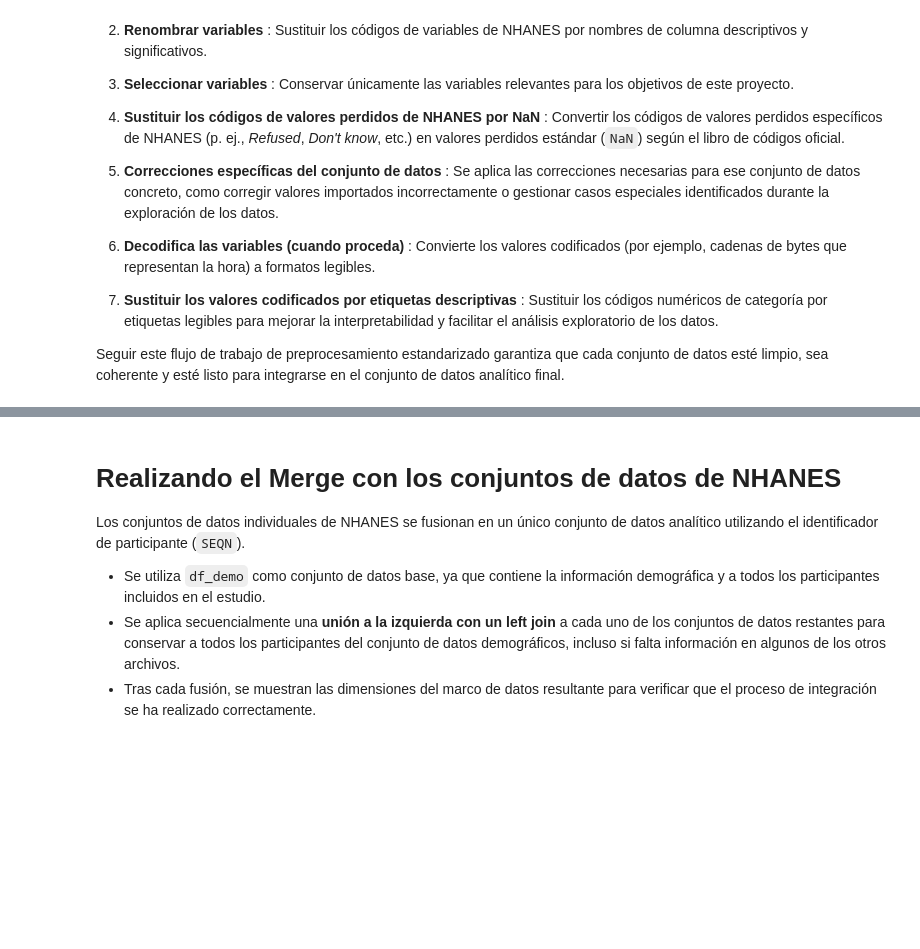
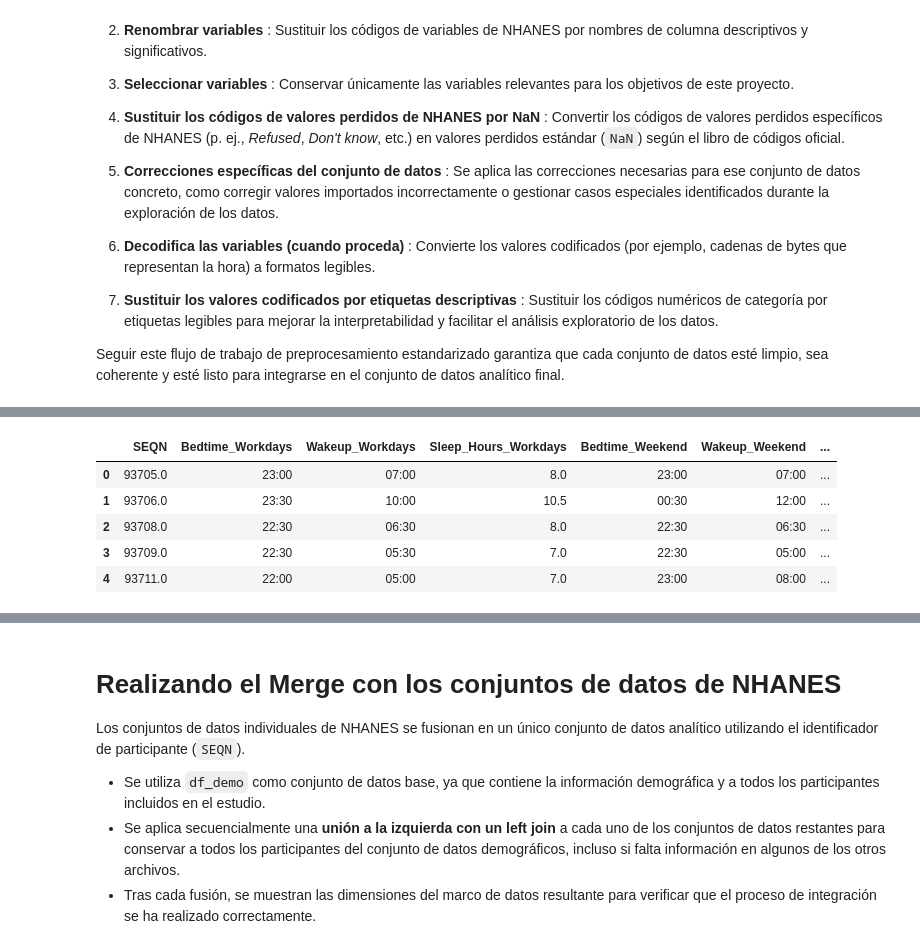
Before and after one commit to Ajrema/sleep-health-analysis-nhanes, a Jupyter notebook: notebooks/analisis_sueno_salud_es.ipynb, the cells around one changed output, grey strips where cells are left out. Cells and saved outputs as stored; diff of their text form; code cells hidden in the pictures; blank space fills up the shorter version.

```diff
--- a/notebooks/analisis_sueno_salud_es.ipynb
+++ b/notebooks/analisis_sueno_salud_es.ipynb
@@ -123,6 +132,7 @@ df_demo.head()
 # %%
 #2 CARGA Y LIMPIEZA ARCHIVO SLQ_J (sleep disorders)
-sleep=pd.read_sas(r"C:\Users\aleja\Documents\Analisis de Datos\Especialidad IT ACADEMY\Proyecto\Sueño\NHANES DATASETS\2017-2018 Demographics Data\SLQ_J.xpt")
+
+sleep=pd.read_sas(DATA_DIR / "SLQ_J.xpt")
 
 sleep = sleep.rename(columns={
     'SLQ300': 'Bedtime_Workdays',
@@ -210,33 +220,40 @@ frequency_labels_sleep = {
     2: "Occasionally (3-4 nights/week)",
     3: "Frequently (5+ nights/week)"
 }
 
 for col in [
     "Snoring_Frequency",
     "Breathing_Interruptions_Frequency"
 ]:
     df_sleep[col] = df_sleep[col].replace(frequency_labels_sleep)
 
 daytime_sleepiness_labels = {
     0: "Never",
     1: "Rarely (1 time/month)",
     2: "Sometimes (2-4 times/month)",
     3: "Often (5-15 times/month)",
     4: "Almost always (16-30 times/month)"
 }
 
 df_sleep['Daytime_Sleepiness_Frequency'] = df_sleep['Daytime_Sleepiness_Frequency'].replace(daytime_sleepiness_labels)
 
 df_sleep["Reported_Sleep_Trouble_To_Doctor"] = (
     df_sleep["Reported_Sleep_Trouble_To_Doctor"]
     .replace({
         1: "Yes",
         2: "No"
     })
 )
 
 
 df_sleep.head()
+# %% [output]
+|  | SEQN | Bedtime_Workdays | Wakeup_Workdays | Sleep_Hours_Workdays | Bedtime_Weekend | Wakeup_Weekend | ... |
+| 0 | 93705.0 | 23:00 | 07:00 | 8.0 | 23:00 | 07:00 | ... |
+| 1 | 93706.0 | 23:30 | 10:00 | 10.5 | 00:30 | 12:00 | ... |
+| 2 | 93708.0 | 22:30 | 06:30 | 8.0 | 22:30 | 06:30 | ... |
+| 3 | 93709.0 | 22:30 | 05:30 | 7.0 | 22:30 | 05:00 | ... |
+| 4 | 93711.0 | 22:00 | 05:00 | 7.0 | 23:00 | 08:00 | ... |
 # %%
 #3 LIMPIEZA ARCHIVO BMX_J (BODY MEASURES)
 
```
Also changed, not shown: parts of 79 cells of this notebook.
